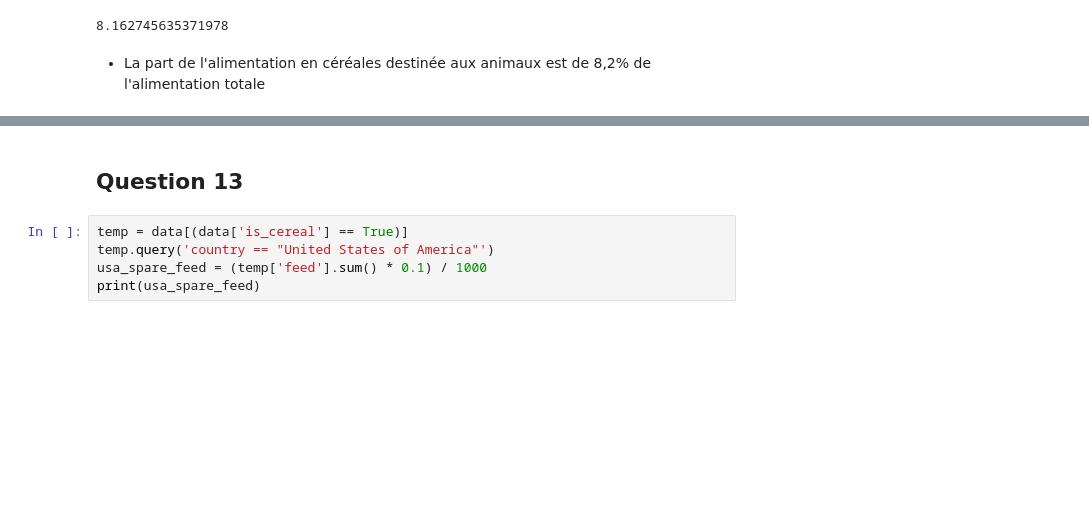
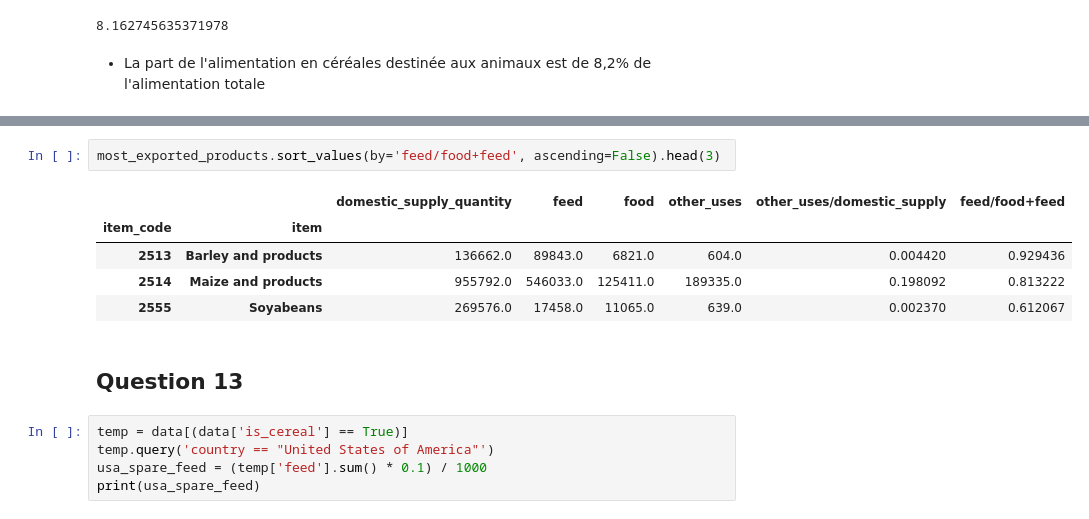
Before and after one commit to ouskah/OCDA_P3-lss, a Jupyter notebook: P3.ipynb, the cells around one changed output, grey strips where cells are left out. Saved outputs shown, nothing was run; the diff lists cells and outputs as text; blank space fills up the shorter version.

```diff
--- a/P3.ipynb
+++ b/P3.ipynb
@@ -407,3 +432,11 @@ temp['feed'].sum() / (temp['feed'].sum() + temp['food'].sum()) * 100
+# %%
+most_exported_products.sort_values(by='feed/food+feed', ascending=False).head(3)
+# %% [output]
+|  |  | domestic_supply_quantity | feed | food | other_uses | other_uses/domestic_supply | feed/food+feed |
+| item_code | item |  |  |  |  |  |  |
+| 2513 | Barley and products | 136662.0 | 89843.0 | 6821.0 | 604.0 | 0.004420 | 0.929436 |
+| 2514 | Maize and products | 955792.0 | 546033.0 | 125411.0 | 189335.0 | 0.198092 | 0.813222 |
+| 2555 | Soyabeans | 269576.0 | 17458.0 | 11065.0 | 639.0 | 0.002370 | 0.612067 |
 # %% [markdown]
 ## Question 13
 # %%
```
Also changed, not shown: parts of 2 cells of this notebook, 1 other file.
